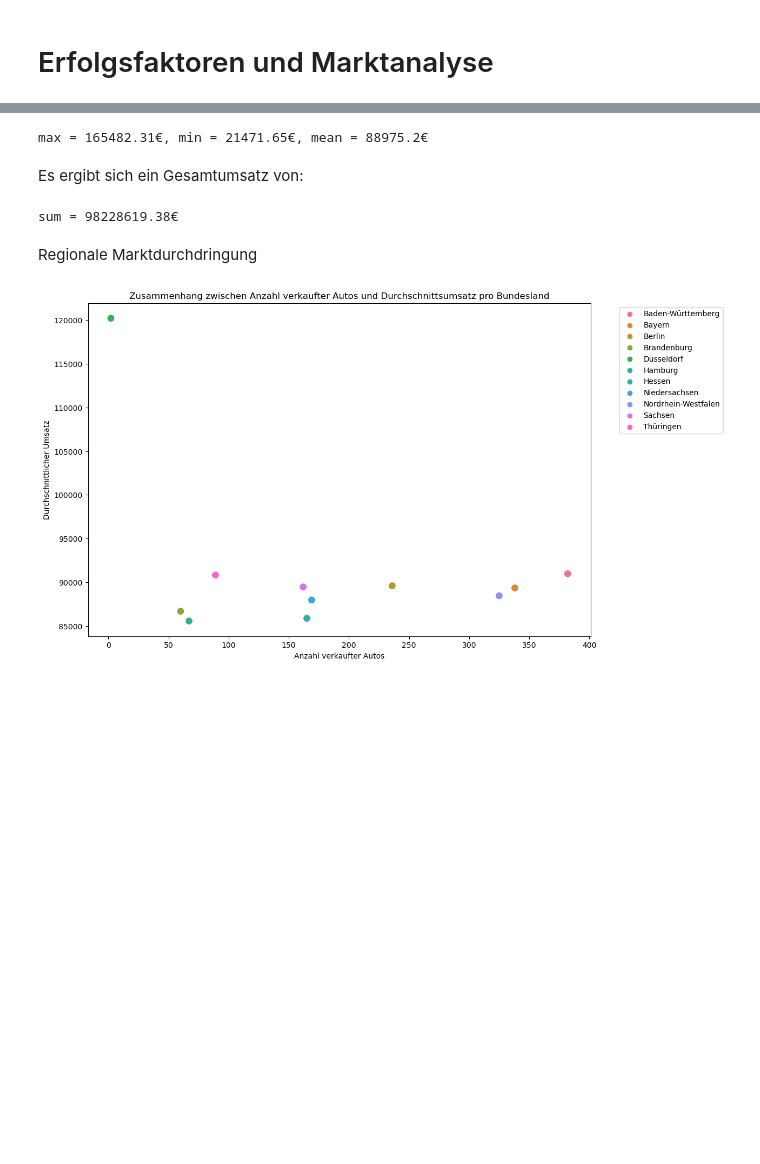
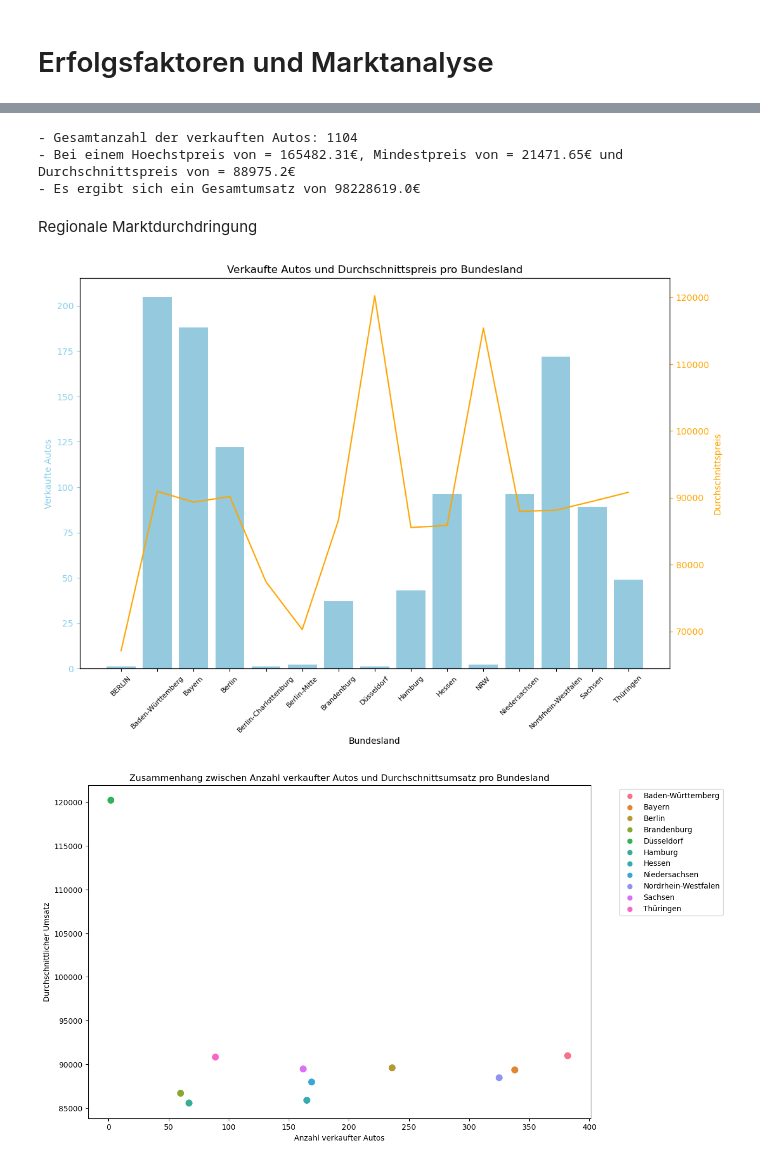
Before and after one commit to TuaLipa/final_projectWS23_Group5, a Jupyter notebook: presentation.ipynb, the cells around one changed output, grey strips where cells are left out. Drawn from its saved outputs; the diff is of its cells as text; code cells hidden in the pictures; blank space fills up the shorter version.

```diff
--- a/presentation.ipynb
+++ b/presentation.ipynb
@@ -6,6 +6,7 @@ import matplotlib.pyplot as plt
 
 kundenDf = pd.read_csv('data/kunden.csv', sep = ';')
 besucherDf = pd.read_csv('data/besucher.csv', sep = ';')
+kundeBundesland = pd.read_csv('data/geo.txt', sep = '\t')
 # %% [markdown]
 # Die Analyse des Elektroauto-Marktes: Kundenpräferenzen, sozioökonomische Merkmale und Kaufmotivation bei Elektratuto AG
 # %% [markdown]
@@ -26,23 +22,54 @@ Bei einem Hoechst-, Mindest- und Durchschnittspreis von:
-# %%
-preis = kundenDf['Preis']
-
-max = round(preis.max(),2)
-min = round(preis.min(),2)
-mean = round(preis.mean(),2)
-
-print(f'max = {max}€, min = {min}€, mean = {mean}€')
-# %% [output]
-max = 165482.31€, min = 21471.65€, mean = 88975.2€
-# %% [markdown]
-Es ergibt sich ein Gesamtumsatz von:
-# %%
-sum = round(preis.sum(), 2)
-
-print(f'sum = {sum}€')
-# %% [output]
-sum = 98228619.38€
+# %%
+anzahl_kunden = kundenDf['KundeNr'].count()
+print(f'- Gesamtanzahl der verkauften Autos: {anzahl_kunden}')
+
+preis = kundenDf['Preis']
+
+max = round(preis.max(),2)
+min = round(preis.min(),2)
+mean = round(preis.mean(),2)
+
+print(f'- Bei einem Hoechstpreis von = {max}€, Mindestpreis von = {min}€ und Durchschnittspreis von = {mean}€')
+
+sum = preis.sum().round()
+
+print(f'- Es ergibt sich ein Gesamtumsatz von {sum}€')
+# %% [output]
+- Gesamtanzahl der verkauften Autos: 1104
+- Bei einem Hoechstpreis von = 165482.31€, Mindestpreis von = 21471.65€ und Durchschnittspreis von = 88975.2€
+- Es ergibt sich ein Gesamtumsatz von 98228619.0€
 # %% [markdown]
 Regionale Marktdurchdringung
+# %%
+kundenDfMerged = pd.merge(kundenDf, kundeBundesland, on='KundeNr')
+
+# Anzahl verkauften Autos
+anzahl_autos_pro_bundesland = kundenDfMerged.groupby('Niederlassung')['KundeNr'].count().reset_index()
+anzahl_autos_pro_bundesland.columns = ['Bundesland', 'VerkaufteAutos']
+
+# durchschnittlichen Umsatzes
+durchschnittsumsatz_pro_bundesland = kundenDfMerged.groupby('Niederlassung')['Preis'].mean().reset_index()
+durchschnittsumsatz_pro_bundesland.columns = ['Bundesland', 'Durchschnittspreis']
+
+ergebnisse_df = pd.merge(anzahl_autos_pro_bundesland, durchschnittsumsatz_pro_bundesland, on='Bundesland')
+
+fig, ax1 = plt.subplots(figsize=(12, 8))
+
+sns.barplot(x='Bundesland', y='VerkaufteAutos', data=ergebnisse_df, ax=ax1, color='skyblue')
+ax1.set_ylabel('Verkaufte Autos', color='skyblue')
+ax1.tick_params('y', colors='skyblue')
+
+ax1.tick_params(axis='x', rotation=45, labelsize=8)
+
+ax2 = ax1.twinx()
+sns.lineplot(x='Bundesland', y='Durchschnittspreis', data=ergebnisse_df, ax=ax2, color='orange')
+ax2.set_ylabel('Durchschnittspreis', color='orange')
+ax2.tick_params('y', colors='orange')
+
+plt.title('Verkaufte Autos und Durchschnittspreis pro Bundesland')
+plt.show()
+# %% [output]
+[figure, added]
 # %%
 verkaufte_autos_pro_bundesland = {'Baden-Württemberg': 382, 'Bayern': 338, 'Berlin': 236, 'Brandenburg': 60,
                                   'Düsseldorf': 2, 'Hamburg': 67, 'Hessen': 165, 'Niedersachsen': 169,
```
Also changed, not shown: parts of 25 cells of this notebook, 1 other file.
